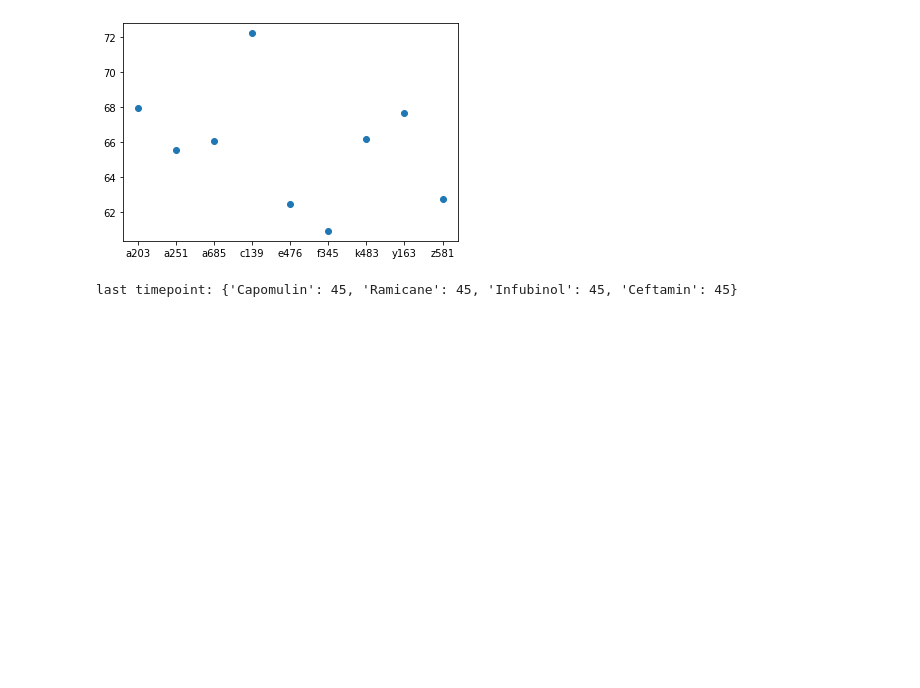
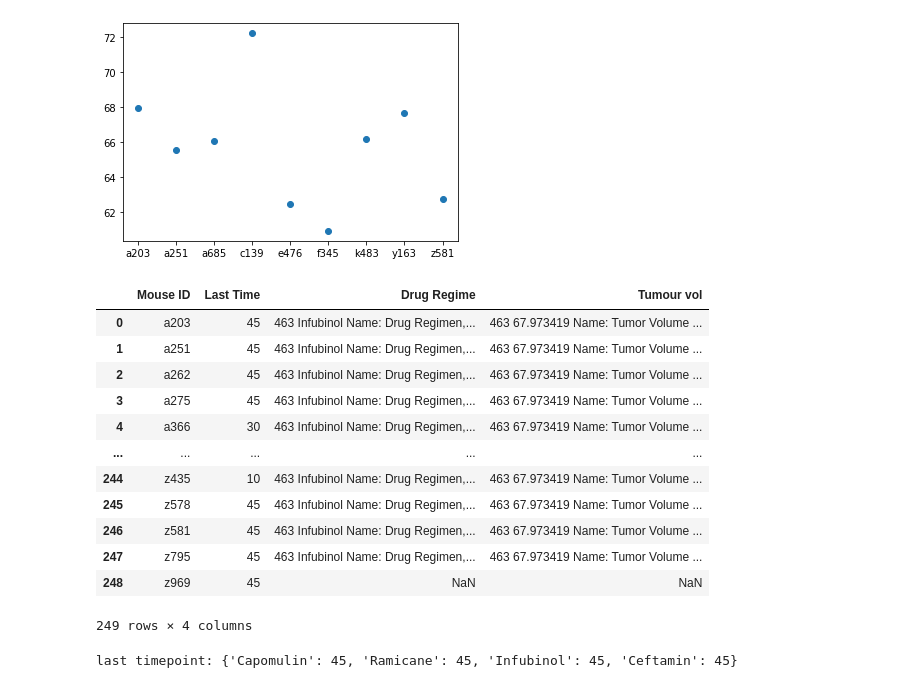
Before and after one commit to sarahDH615/matplotlib_challenge, a Jupyter notebook: pymaceuticals_starter_edited.ipynb, the cells around one changed output. Cells and saved outputs as stored; diff of their text form; code cells hidden in the pictures; blank space fills up the shorter version.

```diff
--- a/pymaceuticals_starter_edited.ipynb
+++ b/pymaceuticals_starter_edited.ipynb
@@ -42,7 +53,7 @@ dup_mice = []
 def duplicate_checker_dups(mID):
     mask = merged_df['Mouse ID'] == mID
     only_mID = merged_df.loc[mask, :]
-    dups = only_mID.duplicated(subset='Timepoint')
+    dups = only_mID.duplicated(subset='Timepoint (Days)')
     end_index = len(dups)
     global dup_index
     dup_index = dups[dups == True].index[0: end_index]
@@ -212,3 +214,11 @@ no_dups_df.head()
 | 2 | k403 | Ramicane | Male | 21 | 16 | 10 | 35.014271 | ... |
 | 3 | k403 | Ramicane | Male | 21 | 16 | 15 | 34.223992 | ... |
 | 4 | k403 | Ramicane | Male | 21 | 16 | 20 | 32.997729 | ... |
+# %%
+mask = (no_dups_df["Drug Regimen"] == "Capomulin") | (no_dups_df["Drug Regimen"] == "Ramicane") | (no_dups_df["Drug Regimen"] == "Infubinol") | (no_dups_df["Drug Regimen"] == "Ceftamin")
+regs_df = no_dups_df.loc[mask, :]
+regs_df.head()
+
+grouped_regs_df = regs_df.groupby('Mouse ID')
+last_time = grouped_regs_df['Timepoint (Days)'].max()
+last_time_df = last_time.reset_index
@@ -215,5 +227,5 @@ no_dups_df.head()
 # %%
-mask = (no_dups_df['Drug Regimen'] == 'Infubinol') & (no_dups_df['Timepoint'] == 45)
+mask = (no_dups_df['Drug Regimen'] == 'Infubinol') & (no_dups_df['Timepoint (Days)'] == 45)
 subset_df = no_dups_df.loc[mask, :]
 sub_subset_df = subset_df[['Mouse ID','Tumor Volume (mm3)']]
 sub_subset_df
@@ -225,6 +237,55 @@ plt.scatter(x_vals, y_vals)
 # %% [output]
 <matplotlib.collections.PathCollection at 0x...>
 [figure]
+# %%
+# Calculate the final tumor volume of each mouse across four of the treatment regimens:
+# Capomulin, Ramicane, Infubinol, and Ceftamin
+
+# Start by getting the last (greatest) timepoint for each mouse
+mIDgroup_df = no_dups_df.groupby('Mouse ID')
+sub_mID = mIDgroup_df['Timepoint (Days)'].max()
+
+
+mIDlist = []
+lasttimelist = []
+regime_names = []
+tumour_vols = []
+
+def get_regime_tumour(name, day):
+    mask = (no_dups_df['Mouse ID'] == mIDlist[0]) & (no_dups_df['Timepoint (Days)'] == lasttimelist[0])
+    no_dups_df.loc[mask, :]
+    regime_names.append(no_dups_df.loc[mask, 'Drug Regimen'])
+    tumour_vols.append(no_dups_df.loc[mask, 'Tumor Volume (mm3)'])
+
+for x in range(0, len(last_time)):
+    mIDlist.append(last_time.index[x])
+    lasttimelist.append(last_time[x])
+for x in range(0, (len(mIDlist) - 1)):
+    mid = mIDlist[x]
+    time = lasttimelist[x]
+    get_regime_tumour(mid, time)
+
+mid_series = pd.Series(mIDlist)
+lasttime_series = pd.Series(lasttimelist)
+regime_series = pd.Series(regime_names)
+tumour_series = pd.Series(tumour_vols)
+
+table = pd.DataFrame({'Mouse ID': mid_series, 'Last Time': lasttime_series, 'Drug Regime': regime_series, 'Tumour vol': tumour_series})
+table
+# %% [output]
+|  | Mouse ID | Last Time | Drug Regime | Tumour vol |
+| 0 | a203 | 45 | 463 Infubinol Name: Drug Regimen,... | 463 67.973419 Name: Tumor Volume ... |
+| 1 | a251 | 45 | 463 Infubinol Name: Drug Regimen,... | 463 67.973419 Name: Tumor Volume ... |
+| 2 | a262 | 45 | 463 Infubinol Name: Drug Regimen,... | 463 67.973419 Name: Tumor Volume ... |
+| 3 | a275 | 45 | 463 Infubinol Name: Drug Regimen,... | 463 67.973419 Name: Tumor Volume ... |
+| 4 | a366 | 30 | 463 Infubinol Name: Drug Regimen,... | 463 67.973419 Name: Tumor Volume ... |
+| ... | ... | ... | ... | ... |
+| 244 | z435 | 10 | 463 Infubinol Name: Drug Regimen,... | 463 67.973419 Name: Tumor Volume ... |
+| 245 | z578 | 45 | 463 Infubinol Name: Drug Regimen,... | 463 67.973419 Name: Tumor Volume ... |
+| 246 | z581 | 45 | 463 Infubinol Name: Drug Regimen,... | 463 67.973419 Name: Tumor Volume ... |
+| 247 | z795 | 45 | 463 Infubinol Name: Drug Regimen,... | 463 67.973419 Name: Tumor Volume ... |
+| 248 | z969 | 45 | NaN | NaN |
+249 rows × 4 columns
 # %%
 # Calculate the final tumor volume of each mouse across four of the treatment regimens:
 # Capomulin, Ramicane, Infubinol, and Ceftamin
```
Also changed, not shown: parts of 10 cells of this notebook.
